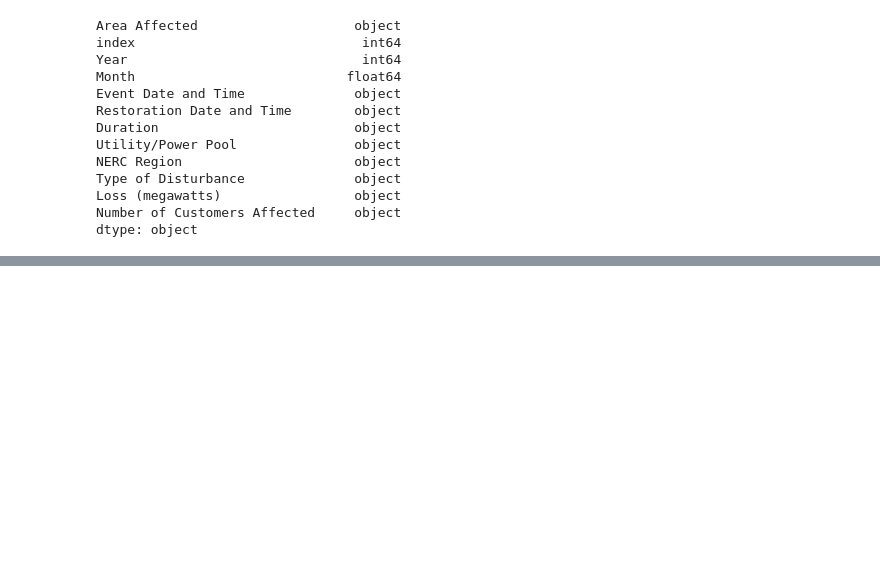
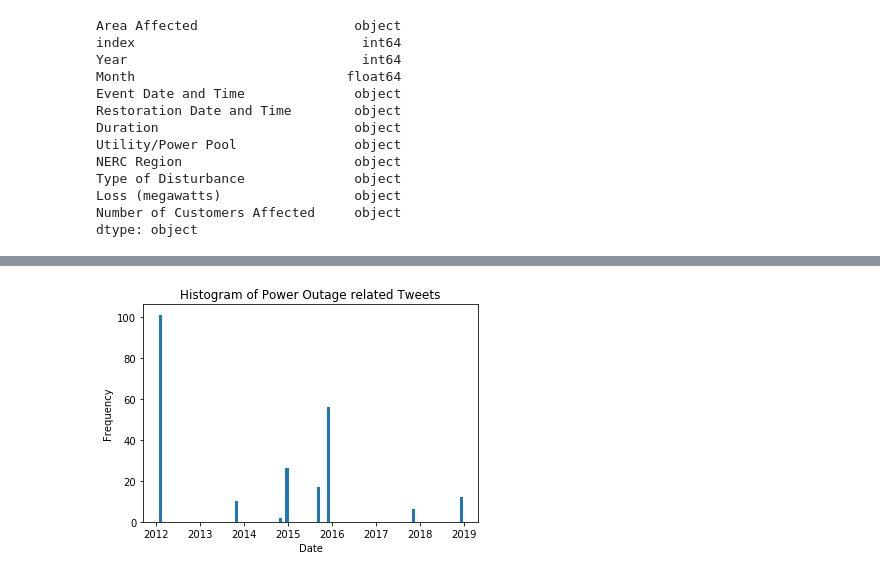
Before and after one commit to EthanHenley/power-outage-detection, a Jupyter notebook: sang/EDA.ipynb, the cells around one changed output, grey strips where cells are left out. Drawn from its saved outputs; the diff is of its cells as text; code cells hidden in the pictures; blank space fills up the shorter version.

```diff
--- a/sang/EDA.ipynb
+++ b/sang/EDA.ipynb
@@ -50,0 +53,4 @@ Name: outage, dtype: float64
+# %%
+df_tweet_outage = df_tweet[df_tweet['outage'] == 1]
+# %%
+df_tweet_outage['timestamp'] = pd.to_datetime(df_tweet_outage['timestamp'])
@@ -58,0 +208,5 @@ dtype: object
+# %%
+plt.hist(df_tweet_outage['timestamp'], bins = (12*8));
+plt.gca().set(title='Histogram of Power Outage related Tweets', ylabel='Frequency', xlabel = 'Date');
+# %% [output]
+[figure, added]
```
Also changed, not shown: parts of 40 cells of this notebook, 3 other files.
